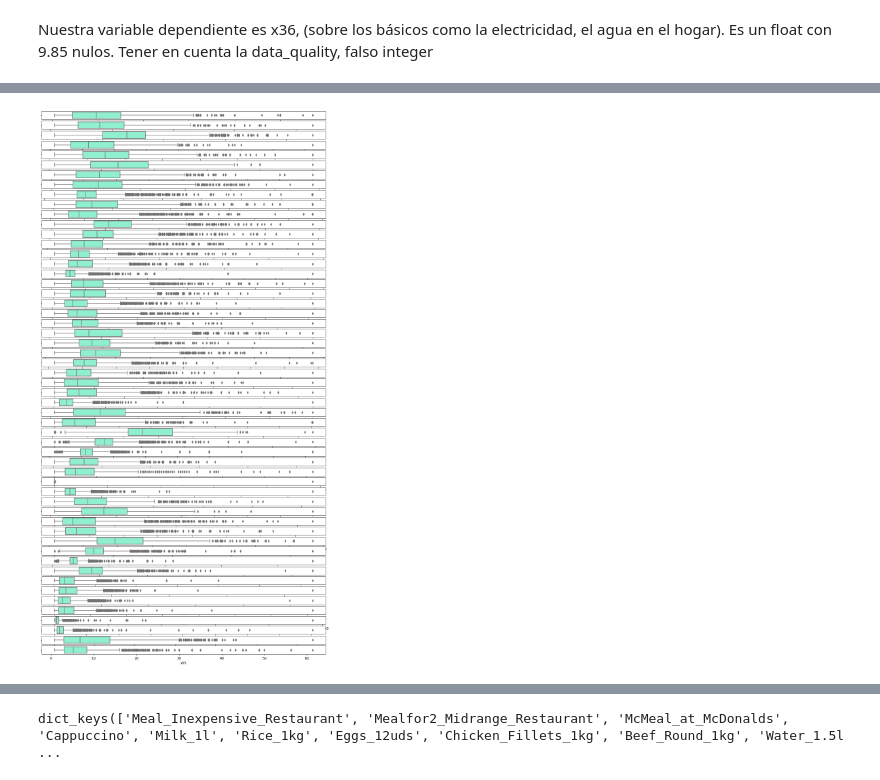
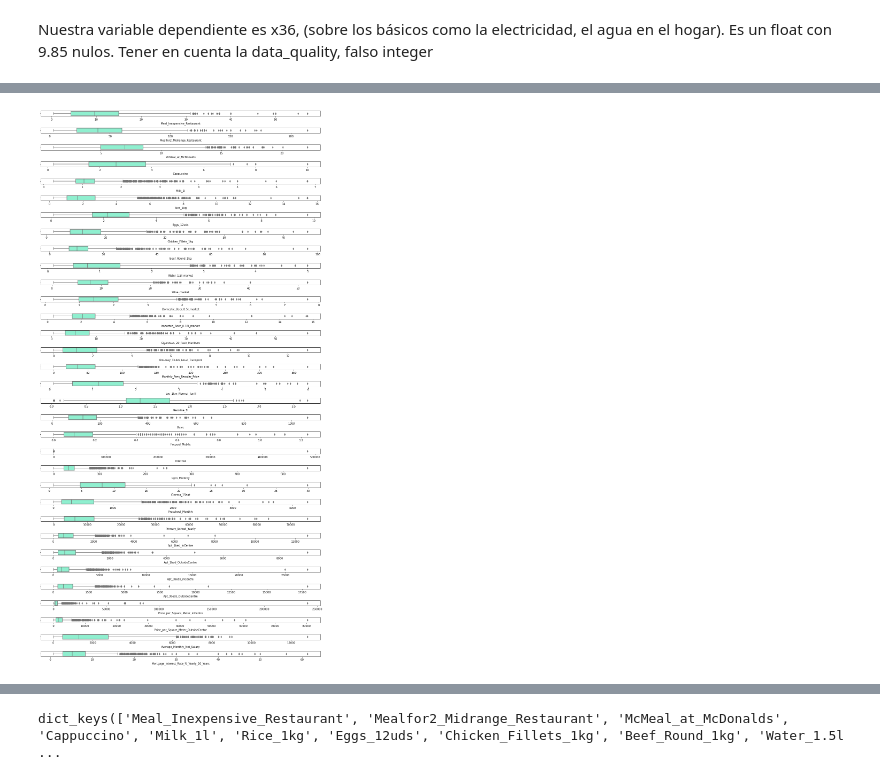
Before and after one commit to Adalab/promo-d-da-modulo1-sprint2-Paloma_Paula_Iris, a Jupyter notebook: regresion_lineal/1_intro_eda+2_test_estadisticos.ipynb, the cells around one changed output, grey strips where cells are left out. Saved outputs shown, nothing was run; the diff lists cells and outputs as text; code cells hidden in the pictures.

```diff
--- a/regresion_lineal/1_intro_eda+2_test_estadisticos.ipynb
+++ b/regresion_lineal/1_intro_eda+2_test_estadisticos.ipynb
@@ -338,14 +253,14 @@ numericas.head(2)
 # %%
-fig, axes = plt.subplots(56, figsize=(15,30))
+fig, axes = plt.subplots(34, figsize=(15,30))
 
 axes = axes.flat
 
 for indice, columna in enumerate(numericas.columns):
     sns.boxplot(x = numericas[columna], data = df, ax=axes[indice], color = "aquamarine");
 
 
 plt.tight_layout()
 fig.delaxes(axes[indice])
 plt.show()
 # %% [output]
-[figure, old version]
+[figure, new version]
```
Also changed, not shown: parts of 27 cells of this notebook.
